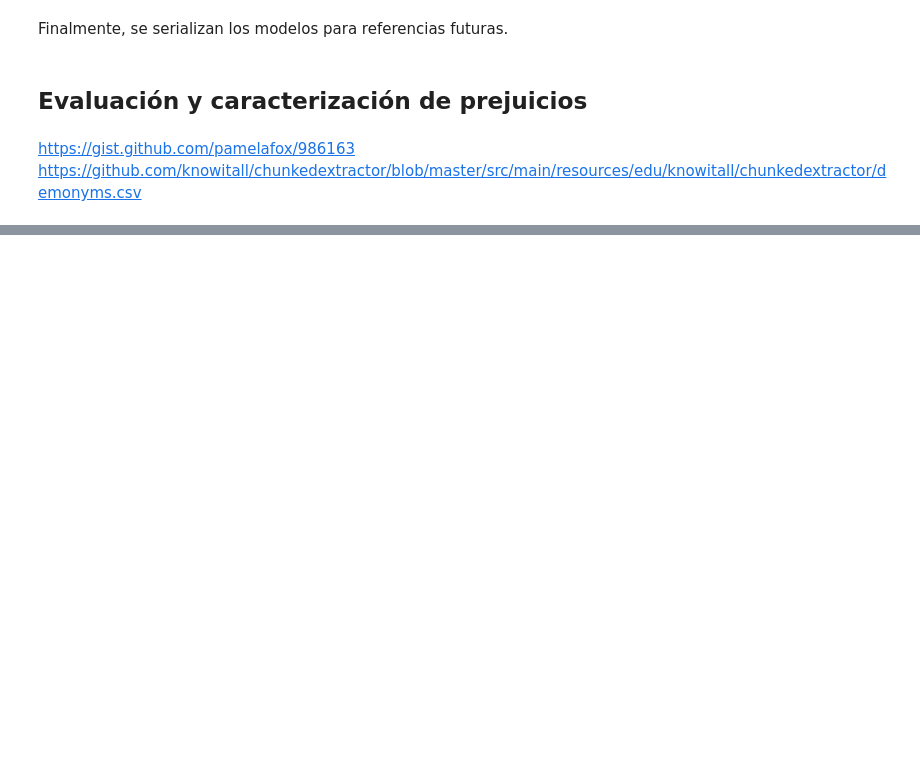
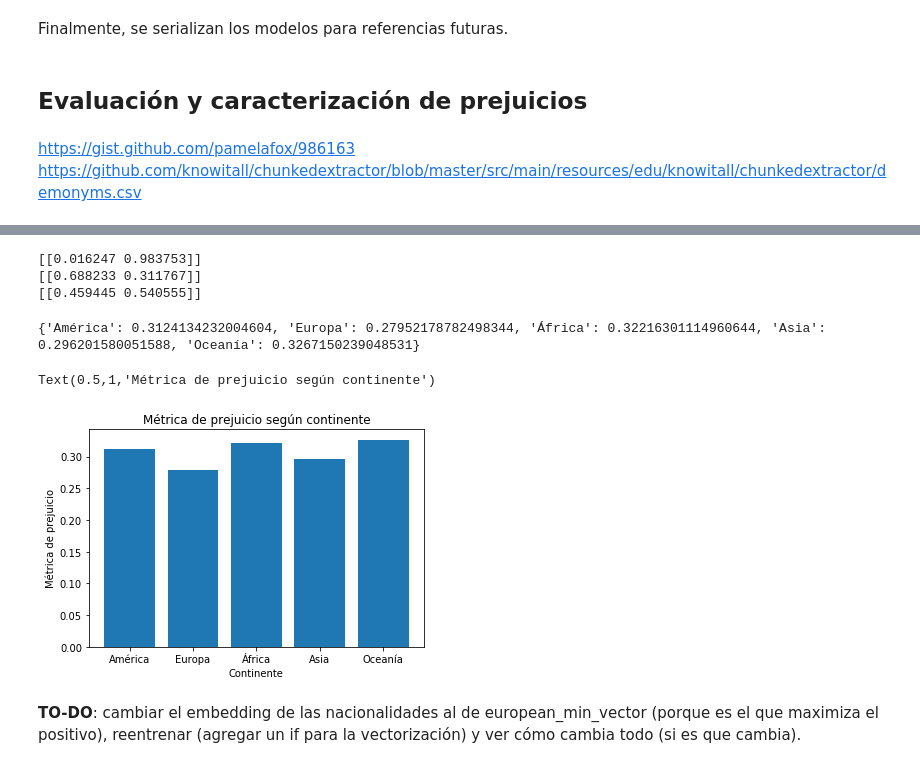
Before and after one commit to diflores/sentiment-analysis-assignment, a Jupyter notebook: Tarea 2.ipynb, the cells around one changed output, grey strips where cells are left out. Drawn from its saved outputs; the diff is of its cells as text; code cells hidden in the pictures; blank space fills up the shorter version.

Commit message:
Define a prejudge metric

```diff
--- a/Tarea 2.ipynb
+++ b/Tarea 2.ipynb
@@ -704,0 +692,58 @@ array([[0.002804, 0.997196],
+# %%
+european_demonym_matrix = np.empty((0, 300))
+for word in european_demonyms_lemmatized:
+    if word in glove_words:
+        european_demonym_matrix = np.append(european_demonym_matrix, [vec(word)], axis=0)
+    else:
+        european_demonym_matrix = np.append(european_demonym_matrix, [vec("unk")], axis=0)
+
+european_min_vector = european_demonym_matrix.min(0)
+european_max_vector = european_demonym_matrix.max(0)
+european_mean_vector = european_demonym_matrix.mean(0)
+european_min_prediction = model_predict(test_svm, [european_min_vector])
+european_max_prediction = model_predict(test_svm, [european_max_vector])
+european_mean_prediction = model_predict(test_svm, [european_mean_vector])
+
+print(european_min_prediction)
+print(european_max_prediction)
+print(european_mean_prediction)
+# %% [output]
+[[0.016247 0.983753]]
+[[0.688233 0.311767]]
+[[0.459445 0.540555]]
+# %%
+def get_prejudge_metric(demonym_vector, model):
+    return abs(european_mean_prediction[0][1] - model_predict(model, [demonym_vector])[0][1])
+# %%
+american_prejudge = [get_prejudge_metric(vector, test_svm) for vector in
+                     map(prepare_sentence, american_demonyms_lemmatized)]
+european_prejudge = [get_prejudge_metric(vector, test_svm) for vector in
+                     map(prepare_sentence, european_demonyms_lemmatized)]
+african_prejudge = [get_prejudge_metric(vector, test_svm) for vector in
+                     map(prepare_sentence, african_demonyms_lemmatized)]
+asian_prejudge = [get_prejudge_metric(vector, test_svm) for vector in
+                     map(prepare_sentence, asian_demonyms_lemmatized)]
+oceanian_prejudge = [get_prejudge_metric(vector, test_svm) for vector in
+                     map(prepare_sentence, oceanian_demonyms_lemmatized)]
+# %%
+prejudge = {
+    "América": np.array(american_prejudge).mean(),
+    "Europa": np.array(european_prejudge).mean(),
+    "África": np.array(african_prejudge).mean(),
+    "Asia": np.array(asian_prejudge).mean(),
+    "Oceanía": np.array(oceanian_prejudge).mean(),
+}
+# %%
+print(prejudge)
+# %% [output]
+{'América': 0.3124134232004604, 'Europa': 0.27952178782498344, 'África': 0.32216301114960644, 'Asia': 0.296201580051588, 'Oceanía': 0.3267150239048531}
+# %%
+plt.bar(prejudge.keys(), prejudge.values())
+plt.xlabel("Continente")
+plt.ylabel("Métrica de prejuicio")
+plt.title("Métrica de prejuicio según continente")
+# %% [output]
+Text(0.5,1,'Métrica de prejuicio según continente')
+[figure, added]
+# %% [markdown]
+**TO-DO**: cambiar el embedding de las nacionalidades al de european_min_vector (porque es el que maximiza el positivo), reentrenar (agregar un if para la vectorización) y ver cómo cambia todo (si es que cambia).
```
Also changed, not shown: parts of 21 cells of this notebook.
